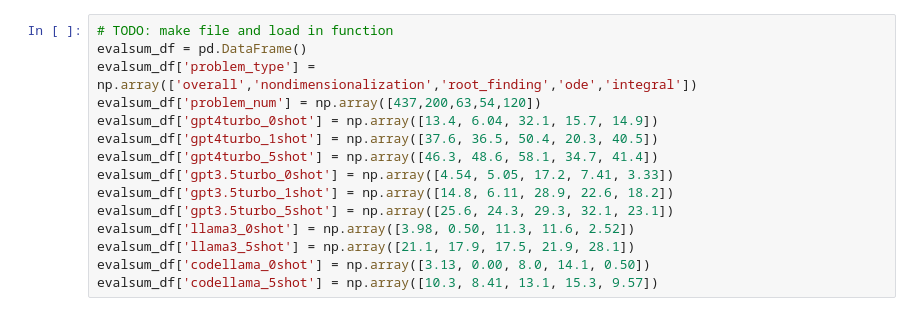
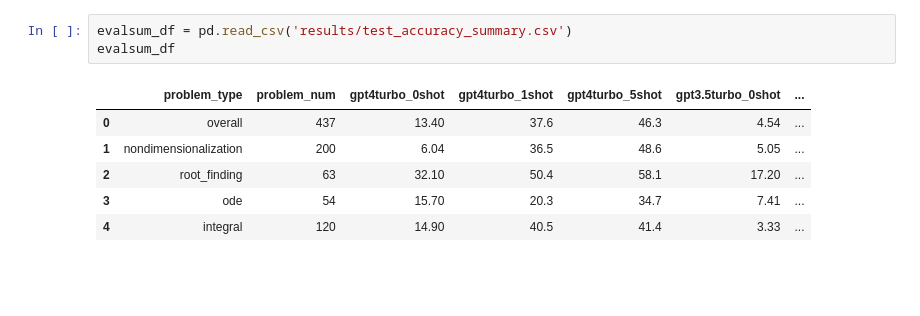
Before and after one commit to sarahmart/HARDMath, a Jupyter notebook: evaluation/paper_plotting.ipynb, the cells around one changed output. Drawn from its saved outputs; the diff is of its cells as text; blank space fills up the shorter version.

Commit message:
add summary accuracy results

```diff
--- a/evaluation/paper_plotting.ipynb
+++ b/evaluation/paper_plotting.ipynb
@@ -22,21 +14,16 @@ from sympy import Mul, symbols
 from sympy import symbols, lambdify
 from sympy.parsing.latex import parse_latex
 from math import pi
-# %%
-# TODO: make file and load in function
-evalsum_df = pd.DataFrame()
-evalsum_df['problem_type'] = np.array(['overall','nondimensionalization','root_finding','ode','integral'])
-evalsum_df['problem_num'] = np.array([437,200,63,54,120])
-evalsum_df['gpt4turbo_0shot'] = np.array([13.4, 6.04, 32.1, 15.7, 14.9])
-evalsum_df['gpt4turbo_1shot'] = np.array([37.6, 36.5, 50.4, 20.3, 40.5])
-evalsum_df['gpt4turbo_5shot'] = np.array([46.3, 48.6, 58.1, 34.7, 41.4])
-evalsum_df['gpt3.5turbo_0shot'] = np.array([4.54, 5.05, 17.2, 7.41, 3.33])
-evalsum_df['gpt3.5turbo_1shot'] = np.array([14.8, 6.11, 28.9, 22.6, 18.2])
-evalsum_df['gpt3.5turbo_5shot'] = np.array([25.6, 24.3, 29.3, 32.1, 23.1])
-evalsum_df['llama3_0shot'] = np.array([3.98, 0.50, 11.3, 11.6, 2.52])
-evalsum_df['llama3_5shot'] = np.array([21.1, 17.9, 17.5, 21.9, 28.1])
-evalsum_df['codellama_0shot'] = np.array([3.13, 0.00, 8.0, 14.1, 0.50])
-evalsum_df['codellama_5shot'] = np.array([10.3, 8.41, 13.1, 15.3, 9.57])
+# %%
+evalsum_df = pd.read_csv('results/test_accuracy_summary.csv')
+evalsum_df
+# %% [output]
+|  | problem_type | problem_num | gpt4turbo_0shot | gpt4turbo_1shot | gpt4turbo_5shot | gpt3.5turbo_0shot | ... |
+| 0 | overall | 437 | 13.40 | 37.6 | 46.3 | 4.54 | ... |
+| 1 | nondimensionalization | 200 | 6.04 | 36.5 | 48.6 | 5.05 | ... |
+| 2 | root_finding | 63 | 32.10 | 50.4 | 58.1 | 17.20 | ... |
+| 3 | ode | 54 | 15.70 | 20.3 | 34.7 | 7.41 | ... |
+| 4 | integral | 120 | 14.90 | 40.5 | 41.4 | 3.33 | ... |
 # %%
 # by model
 fig, ax  = plt.subplots(figsize=(5,5))
```
Also changed, not shown: parts of 3 cells of this notebook, 3 other files.
